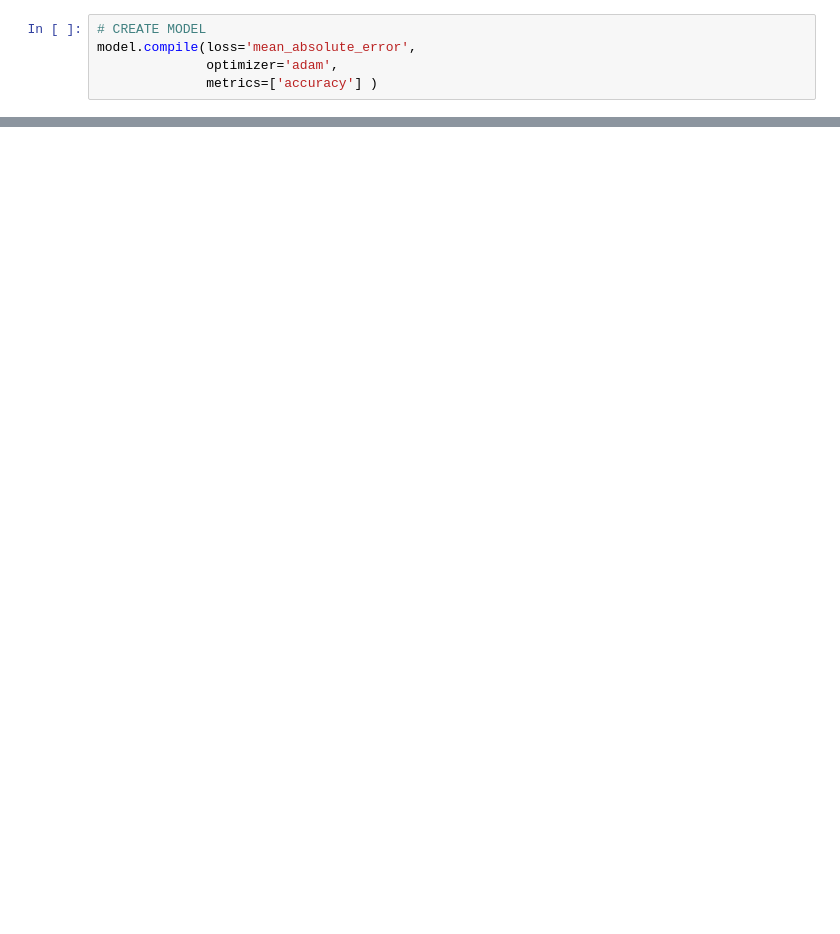
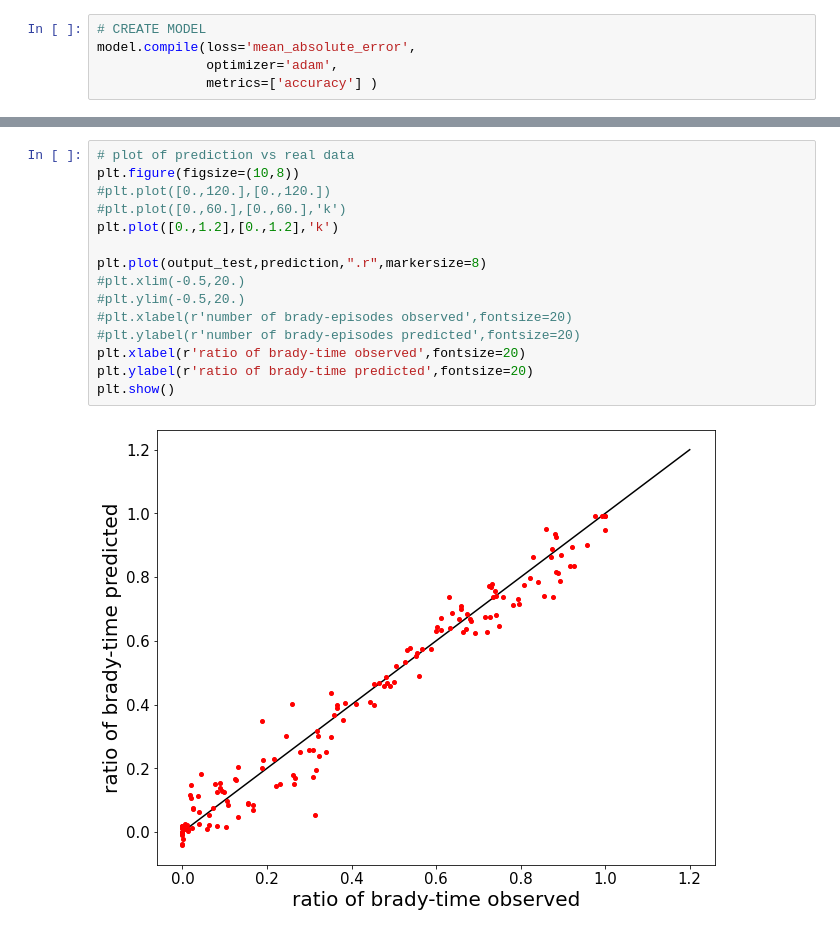
Before and after one commit to shisteve/NHS, a Jupyter notebook: 016a_NeuralNetwork_clean.ipynb, the cells around one changed output, grey strips where cells are left out. Saved outputs shown, nothing was run; the diff lists cells and outputs as text; blank space fills up the shorter version.

```diff
--- a/016a_NeuralNetwork_clean.ipynb
+++ b/016a_NeuralNetwork_clean.ipynb
@@ -159,0 +215,17 @@ model.evaluate(input_test,output_test)[1]
+# %%
+# plot of prediction vs real data
+plt.figure(figsize=(10,8))
+#plt.plot([0.,120.],[0.,120.])
+#plt.plot([0.,60.],[0.,60.],'k')
+plt.plot([0.,1.2],[0.,1.2],'k')
+
+plt.plot(output_test,prediction,".r",markersize=8)
+#plt.xlim(-0.5,20.)
+#plt.ylim(-0.5,20.)
+#plt.xlabel(r'number of brady-episodes observed',fontsize=20)
+#plt.ylabel(r'number of brady-episodes predicted',fontsize=20)
+plt.xlabel(r'ratio of brady-time observed',fontsize=20)
+plt.ylabel(r'ratio of brady-time predicted',fontsize=20)
+plt.show()
+# %% [output]
+[figure, added]
```
Also changed, not shown: parts of 19 cells of this notebook.
